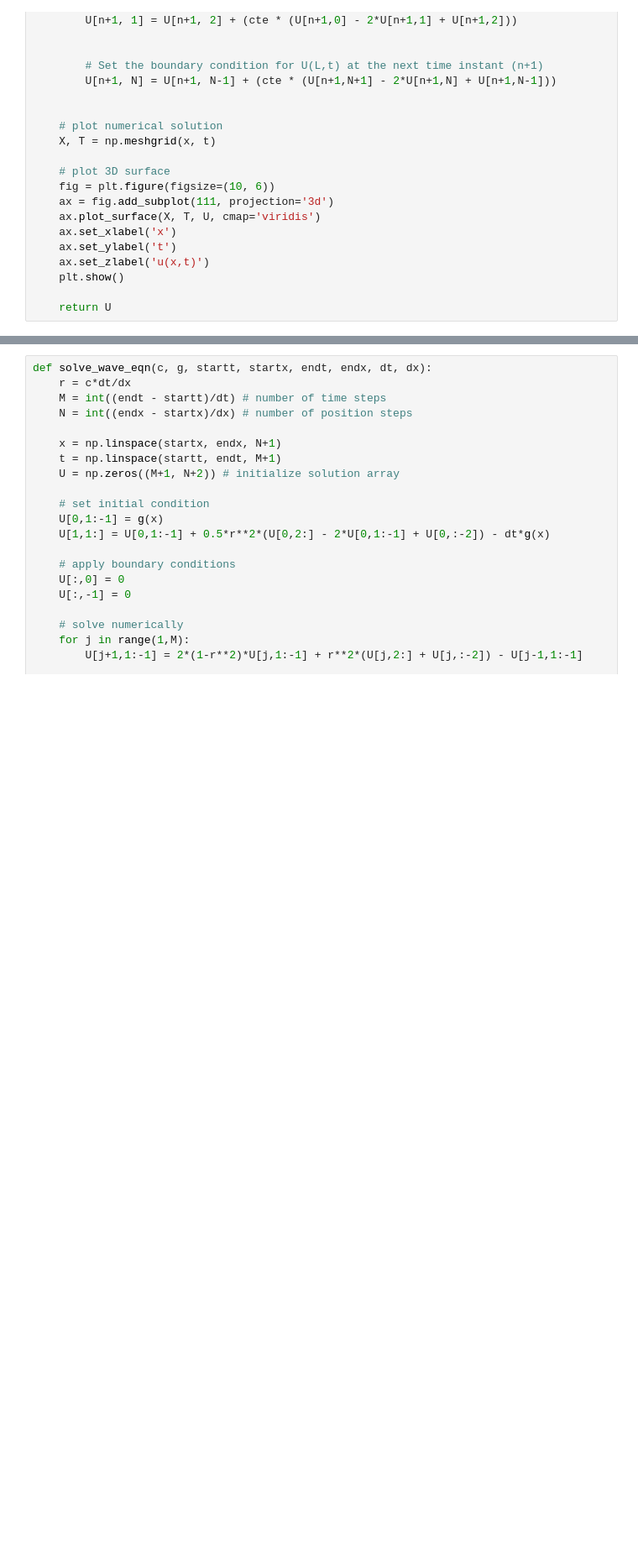
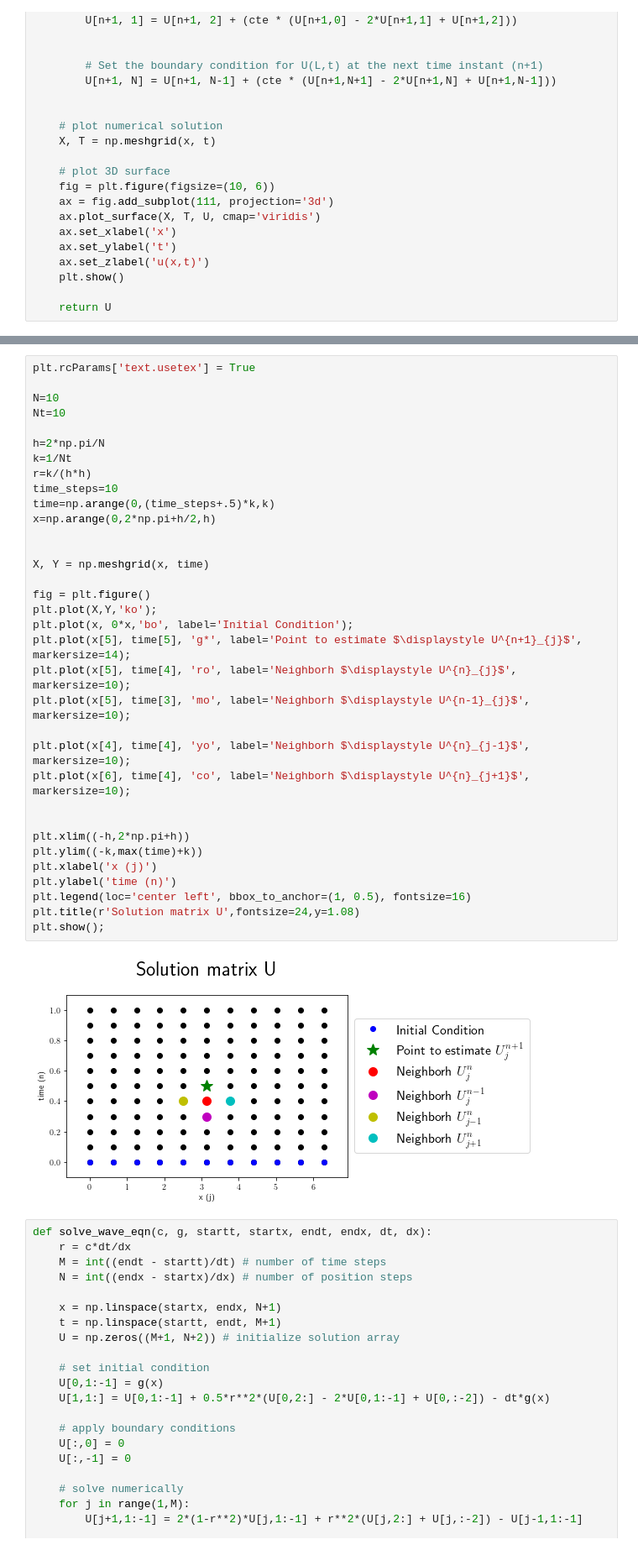
Before and after one commit to DaveAlsina/7timoSemestre, a Jupyter notebook: msd2/codes/Untitled.ipynb, the cells around one changed output, grey strips where cells are left out. Shown at 84% size. Cells and saved outputs as stored; diff of their text form; blank space fills up the shorter version.

```diff
--- a/msd2/codes/Untitled.ipynb
+++ b/msd2/codes/Untitled.ipynb
@@ -170,3 +170,39 @@ U = solve_wave_eqn(c = c,
+# %%
+plt.rcParams['text.usetex'] = True
+
+N=10
+Nt=10
+
+h=2*np.pi/N
+k=1/Nt
+r=k/(h*h)
+time_steps=10
+time=np.arange(0,(time_steps+.5)*k,k)
+x=np.arange(0,2*np.pi+h/2,h)
+
+
+X, Y = np.meshgrid(x, time)
+
+fig = plt.figure()
+plt.plot(X,Y,'ko');
+plt.plot(x, 0*x,'bo', label='Initial Condition');
+plt.plot(x[5], time[5], 'g*', label='Point to estimate $\displaystyle U^{n+1}_{j}$', markersize=14);
+plt.plot(x[5], time[4], 'ro', label='Neighborh $\displaystyle U^{n}_{j}$', markersize=10);
+plt.plot(x[5], time[3], 'mo', label='Neighborh $\displaystyle U^{n-1}_{j}$', markersize=10);
+
+plt.plot(x[4], time[4], 'yo', label='Neighborh $\displaystyle U^{n}_{j-1}$', markersize=10);
+plt.plot(x[6], time[4], 'co', label='Neighborh $\displaystyle U^{n}_{j+1}$', markersize=10);
+
+
+plt.xlim((-h,2*np.pi+h))
+plt.ylim((-k,max(time)+k))
+plt.xlabel('x (j)')
+plt.ylabel('time (n)')
+plt.legend(loc='center left', bbox_to_anchor=(1, 0.5), fontsize=16)
+plt.title(r'Solution matrix U',fontsize=24,y=1.08)
+plt.show();
+# %% [output]
+[figure, added]
 # %%
 def solve_wave_eqn(c, g, startt, startx, endt, endx, dt, dx):
     r = c*dt/dx
```
Also changed, not shown: parts of 1 cell of this notebook.
